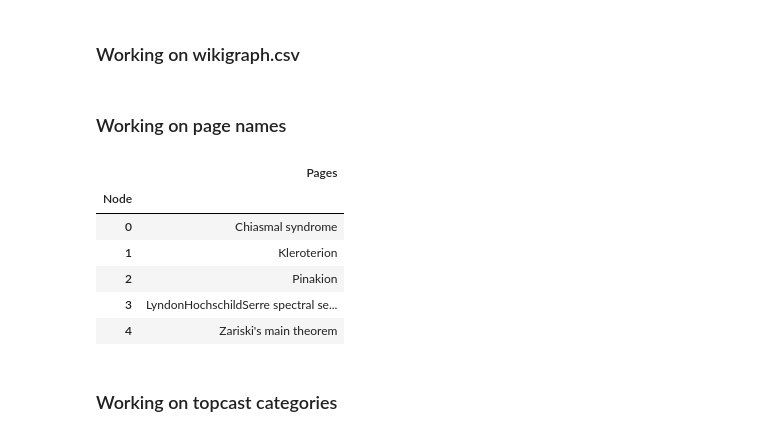
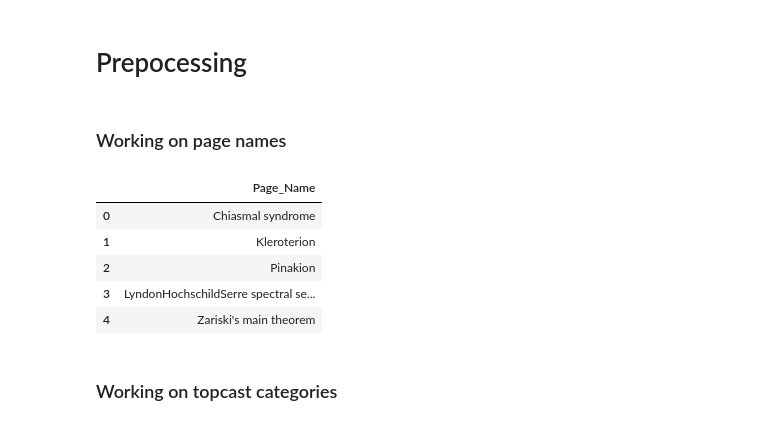
Before and after one commit to AntonioZappia/ADM-HW5, a Jupyter notebook: ADM-HW5.ipynb, the cells around one changed output. Cells and saved outputs as stored; diff of their text form; code cells hidden in the pictures.

```diff
--- a/ADM-HW5.ipynb
+++ b/ADM-HW5.ipynb
@@ -6,26 +9,18 @@ import random
-# %% [markdown]
-### Working on wikigraph.csv
+# %% [markdown]
+# Prepocessing
 # %% [markdown]
 ### Working on page names
-# %%
-data_name = pd.read_csv("Names.txt",sep="\t", names = ["Page Names"])
-node =[]
-page= []
-for i in (data_name["Page Names"]):
-    node.append(i.split()[0])
-    page.append(" ".join(i.split()[1:]))
-data_name["Node"] = node
-data_name["Pages"] = page
-data_name = data_name.drop(["Page Names"], axis=1).set_index("Node")
-data_name.head()
-# %% [output]
-|  | Pages |
-| Node |  |
-| 0 | Chiasmal syndrome |
-| 1 | Kleroterion |
-| 2 | Pinakion |
-| 3 | LyndonHochschildSerre spectral se... |
-| 4 | Zariski's main theorem |
+# %%
+df_names = pd.read_csv("Names.txt",  names = ["Page_Name"])
+df_names['Page_Name'] = df_names['Page_Name'].apply(lambda x : ' '.join(x.split()[1:]))
+df_names.head()
+# %% [output]
+|  | Page_Name |
+| 0 | Chiasmal syndrome |
+| 1 | Kleroterion |
+| 2 | Pinakion |
+| 3 | LyndonHochschildSerre spectral se... |
+| 4 | Zariski's main theorem |
 # %% [markdown]
 ### Working on topcast categories
 # %%
```
Also changed, not shown: parts of 23 cells of this notebook.
